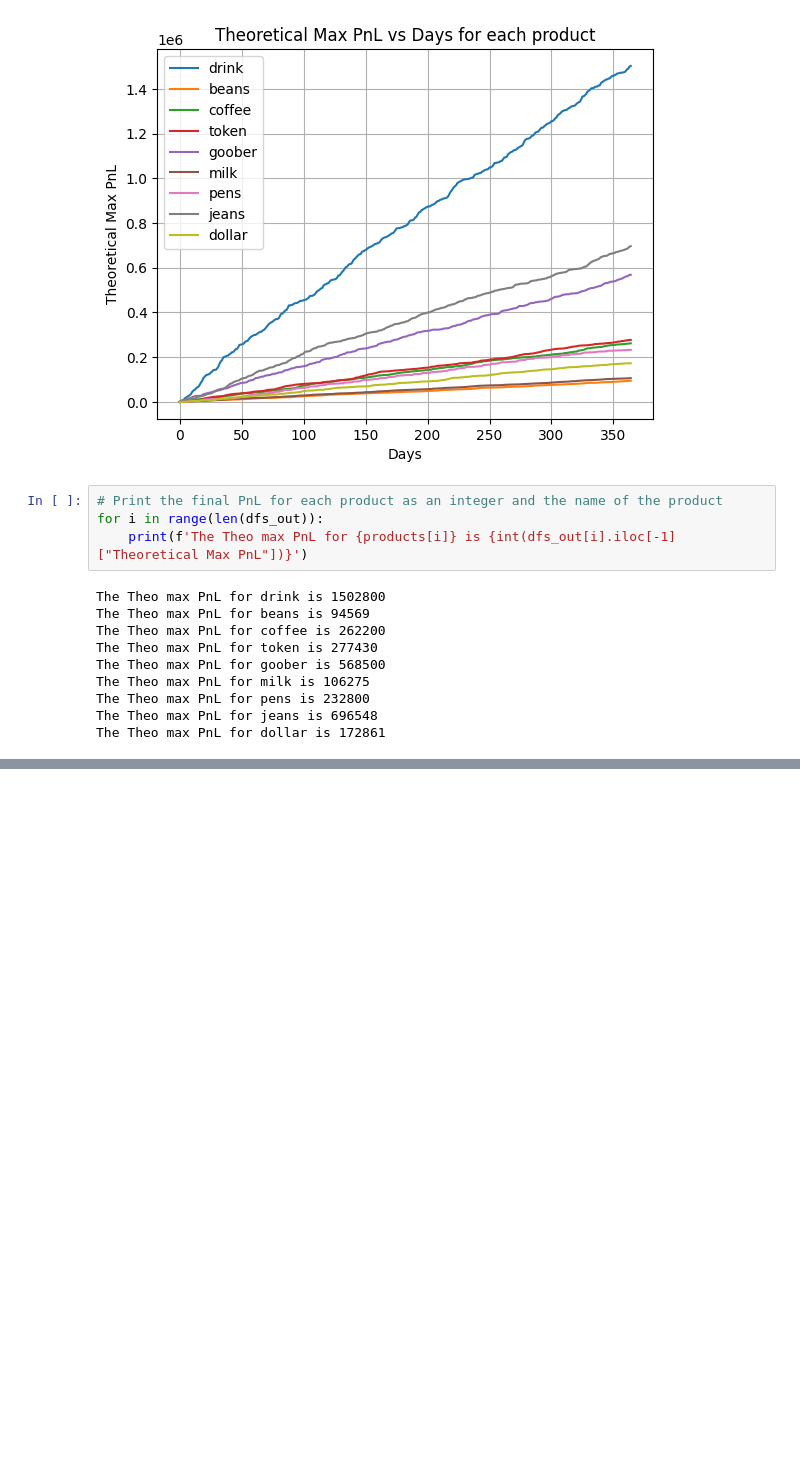
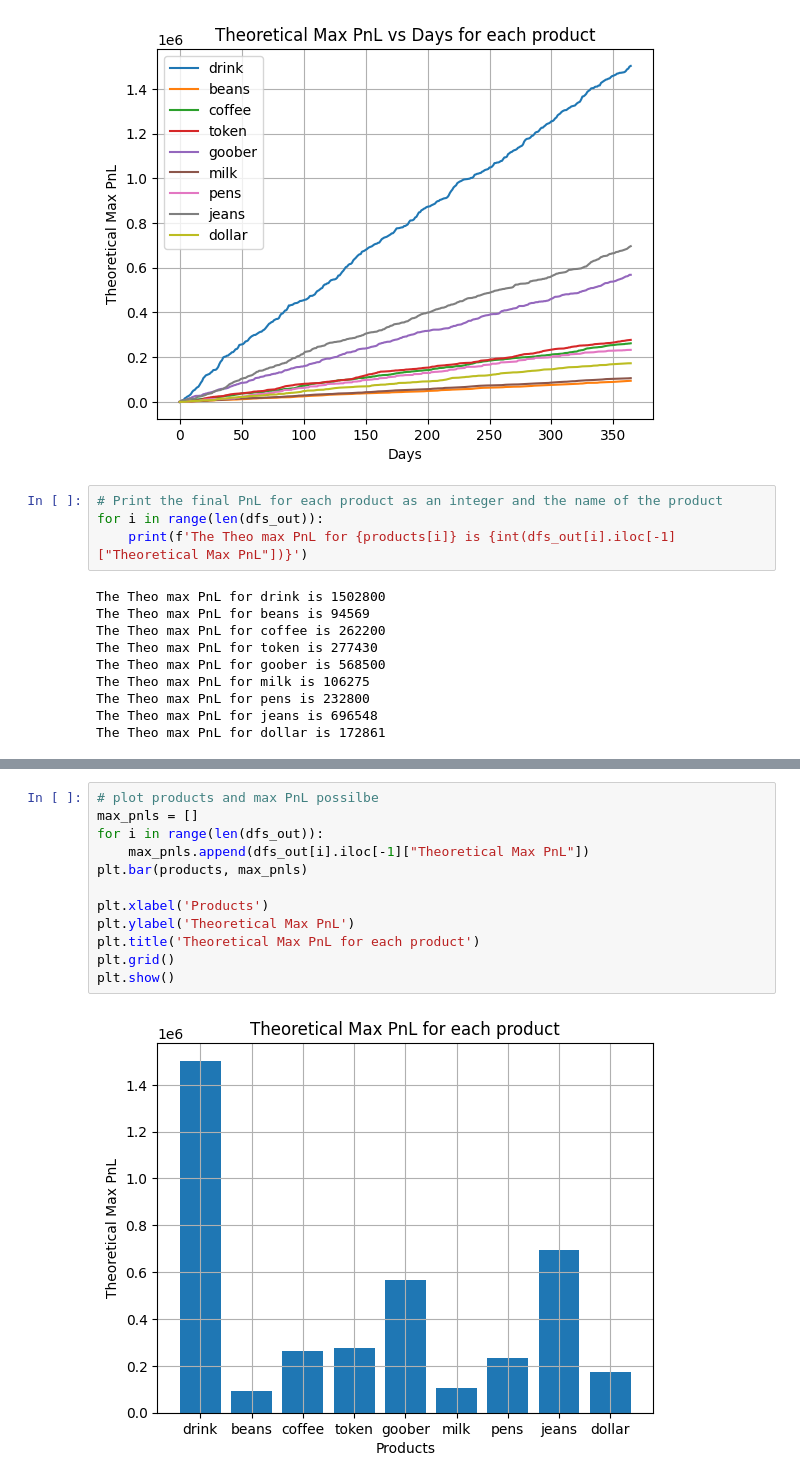
Before and after one commit to TheNoZER0/AlgoJam2024, a Jupyter notebook: Overall_Analysis.ipynb, the cells around one changed output, grey strips where cells are left out. Saved outputs shown, nothing was run; the diff lists cells and outputs as text; blank space fills up the shorter version.

```diff
--- a/Overall_Analysis.ipynb
+++ b/Overall_Analysis.ipynb
@@ -115,0 +121,14 @@ plt.show()
+# %%
+# plot products and max PnL possilbe
+max_pnls = []
+for i in range(len(dfs_out)):
+    max_pnls.append(dfs_out[i].iloc[-1]["Theoretical Max PnL"])
+plt.bar(products, max_pnls)
+
+plt.xlabel('Products')
+plt.ylabel('Theoretical Max PnL')
+plt.title('Theoretical Max PnL for each product')
+plt.grid()
+plt.show()
+# %% [output]
+[figure, added]
```
Also changed, not shown: parts of 7 cells of this notebook, 3 other files.
